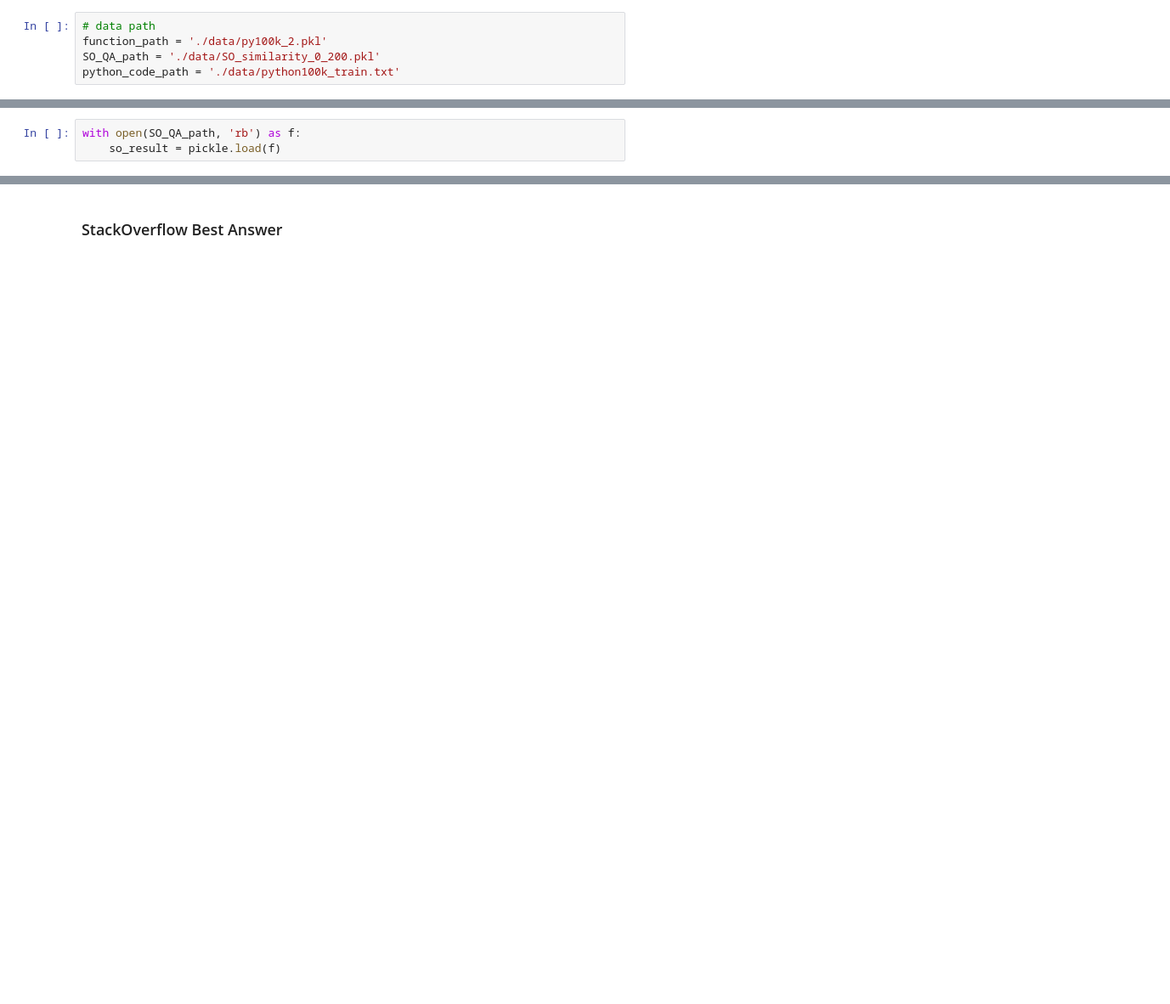
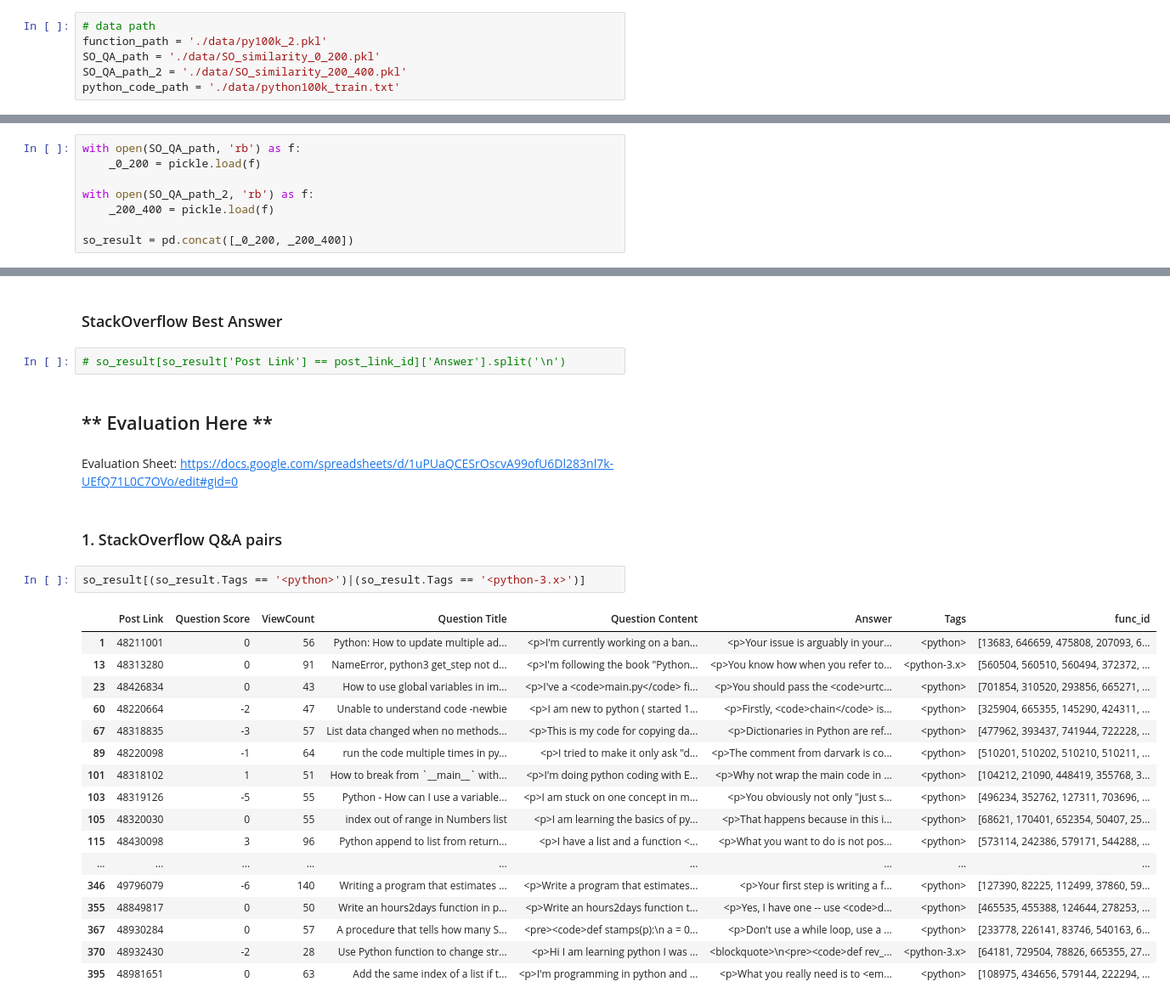
Before and after one commit to 3innielee/nlp_code_search_generation, a Jupyter notebook: Search_Result.ipynb, the cells around one changed output, grey strips where cells are left out. Shown at 85% size. Saved outputs shown, nothing was run; the diff lists cells and outputs as text; blank space fills up the shorter version.

Commit message:
update evaluation method

```diff
--- a/Search_Result.ipynb
+++ b/Search_Result.ipynb
@@ -12,6 +13,7 @@ import pickle
 # data path
 function_path = './data/py100k_2.pkl'
 SO_QA_path = './data/SO_similarity_0_200.pkl'
+SO_QA_path_2 = './data/SO_similarity_200_400.pkl'
 python_code_path = './data/python100k_train.txt'
 # %% [markdown]
 ### Source code function
@@ -40,6 +36,11 @@ Total Number of Functions in "./data/py100k_2.pkl": 742490
 ### Stackoverflow QA pair and result
 # %%
 with open(SO_QA_path, 'rb') as f:
-    so_result = pickle.load(f)
+    _0_200 = pickle.load(f)
+
+with open(SO_QA_path_2, 'rb') as f:
+    _200_400 = pickle.load(f)
+
+so_result = pd.concat([_0_200, _200_400])
 # %%
 # question with python tag only
@@ -153,2 +113,30 @@ import sys
 # %% [markdown]
 ### StackOverflow Best Answer
+# %%
+# so_result[so_result['Post Link'] == post_link_id]['Answer'].split('\n')
+# %% [markdown]
+## ** Evaluation Here **
+# %% [markdown]
+Evaluation Sheet: https://docs.google.com/spreadsheets/d/1uPUaQCESrOscvA99ofU6Dl283nl7k-UEfQ71L0C7OVo/edit#gid=0
+# %% [markdown]
+### 1. StackOverflow Q&A pairs
+# %%
+so_result[(so_result.Tags == '<python>')|(so_result.Tags == '<python-3.x>')]
+# %% [output]
+|  | Post Link | Question Score | ViewCount | Question Title | Question Content | Answer | Tags | func_id |
+| 1 | 48211001 | 0 | 56 | Python: How to update multiple ad... | <p>I'm currently working on a ban... | <p>Your issue is arguably in your... | <python> | [13683, 646659, 475808, 207093, 6... |
+| 13 | 48313280 | 0 | 91 | NameError, python3 get_step not d... | <p>I'm following the book "Python... | <p>You know how when you refer to... | <python-3.x> | [560504, 560510, 560494, 372372, ... |
+| 23 | 48426834 | 0 | 43 | How to use global variables in im... | <p>I've a <code>main.py</code> fi... | <p>You should pass the <code>urtc... | <python> | [701854, 310520, 293856, 665271, ... |
+| 60 | 48220664 | -2 | 47 | Unable to understand code -newbie | <p>I am new to python ( started 1... | <p>Firstly, <code>chain</code> is... | <python> | [325904, 665355, 145290, 424311, ... |
+| 67 | 48318835 | -3 | 57 | List data changed when no methods... | <p>This is my code for copying da... | <p>Dictionaries in Python are ref... | <python> | [477962, 393437, 741944, 722228, ... |
+| 89 | 48220098 | -1 | 64 | run the code multiple times in py... | <p>I tried to make it only ask "d... | <p>The comment from darvark is co... | <python> | [510201, 510202, 510210, 510211, ... |
+| 101 | 48318102 | 1 | 51 | How to break from `__main__` with... | <p>I'm doing python coding with E... | <p>Why not wrap the main code in ... | <python> | [104212, 21090, 448419, 355768, 3... |
+| 103 | 48319126 | -5 | 55 | Python - How can I use a variable... | <p>I am stuck on one concept in m... | <p>You obviously not only "just s... | <python> | [496234, 352762, 127311, 703696, ... |
+| 105 | 48320030 | 0 | 55 | index out of range in Numbers list | <p>I am learning the basics of py... | <p>That happens because in this i... | <python> | [68621, 170401, 652354, 50407, 25... |
+| 115 | 48430098 | 3 | 96 | Python append to list from return... | <p>I have a list and a function <... | <p>What you want to do is not pos... | <python> | [573114, 242386, 579171, 544288, ... |
+| ... | ... | ... | ... | ... | ... | ... | ... | ... |
+| 346 | 49796079 | -6 | 140 | Writing a program that estimates ... | <p>Write a program that estimates... | <p>Your first step is writing a f... | <python> | [127390, 82225, 112499, 37860, 59... |
+| 355 | 48849817 | 0 | 50 | Write an hours2days function in p... | <p>Write an hours2days function t... | <p>Yes, I have one -- use <code>d... | <python> | [465535, 455388, 124644, 278253, ... |
+| 367 | 48930284 | 0 | 57 | A procedure that tells how many S... | <pre><code>def stamps(p):\n a = 0... | <p>Don't use a while loop, use a ... | <python> | [233778, 226141, 83746, 540163, 6... |
+| 370 | 48932430 | -2 | 28 | Use Python function to change str... | <p>Hi I am learning python I was ... | <blockquote>\n<pre><code>def rev_... | <python-3.x> | [64181, 729504, 78826, 665355, 27... |
+| 395 | 48981651 | 0 | 63 | Add the same index of a list if t... | <p>I'm programming in python and ... | <p>What you really need is to <em... | <python> | [108975, 434656, 579144, 222294, ... |
```
Also changed, not shown: parts of 23 cells of this notebook.
